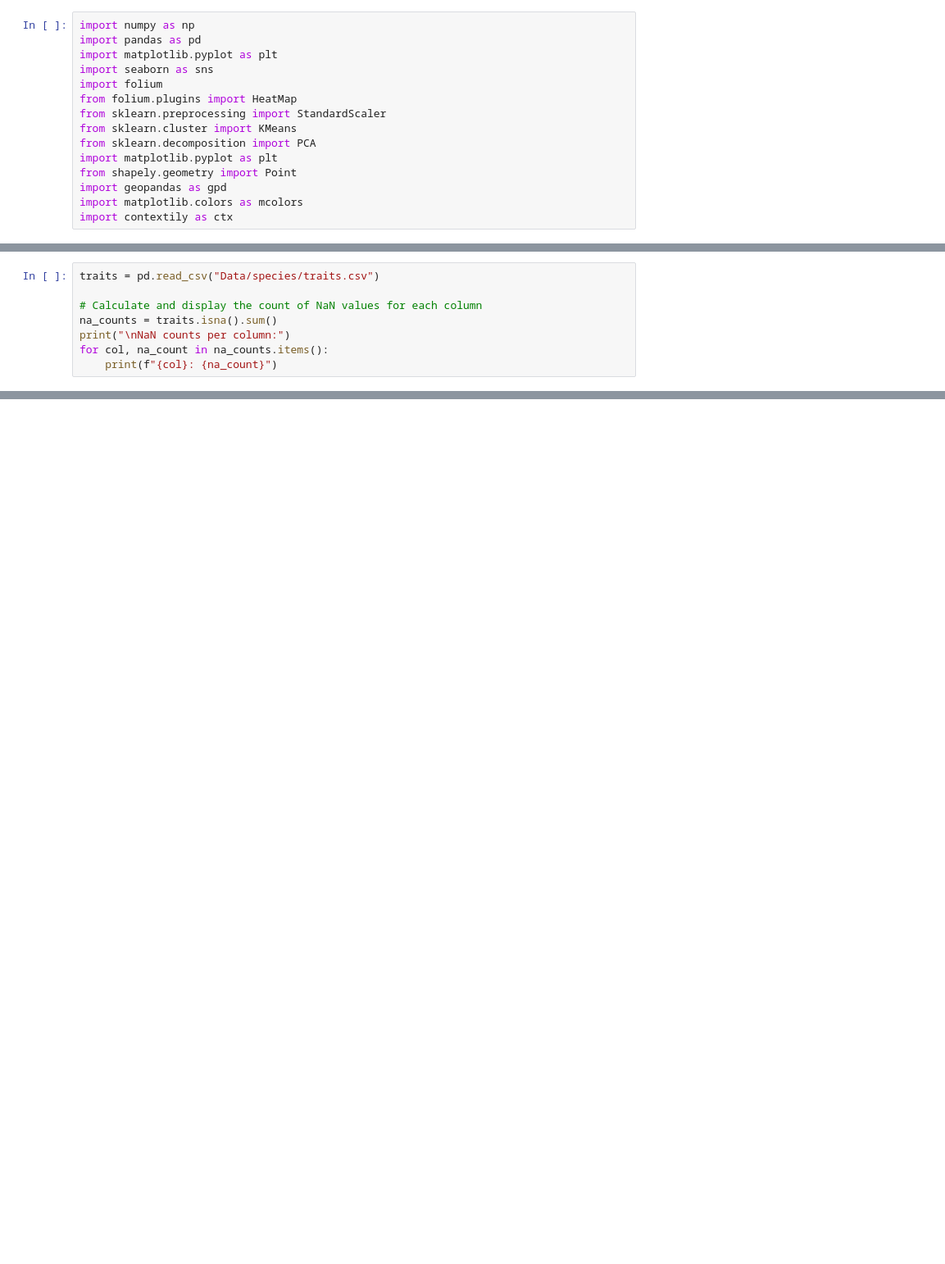
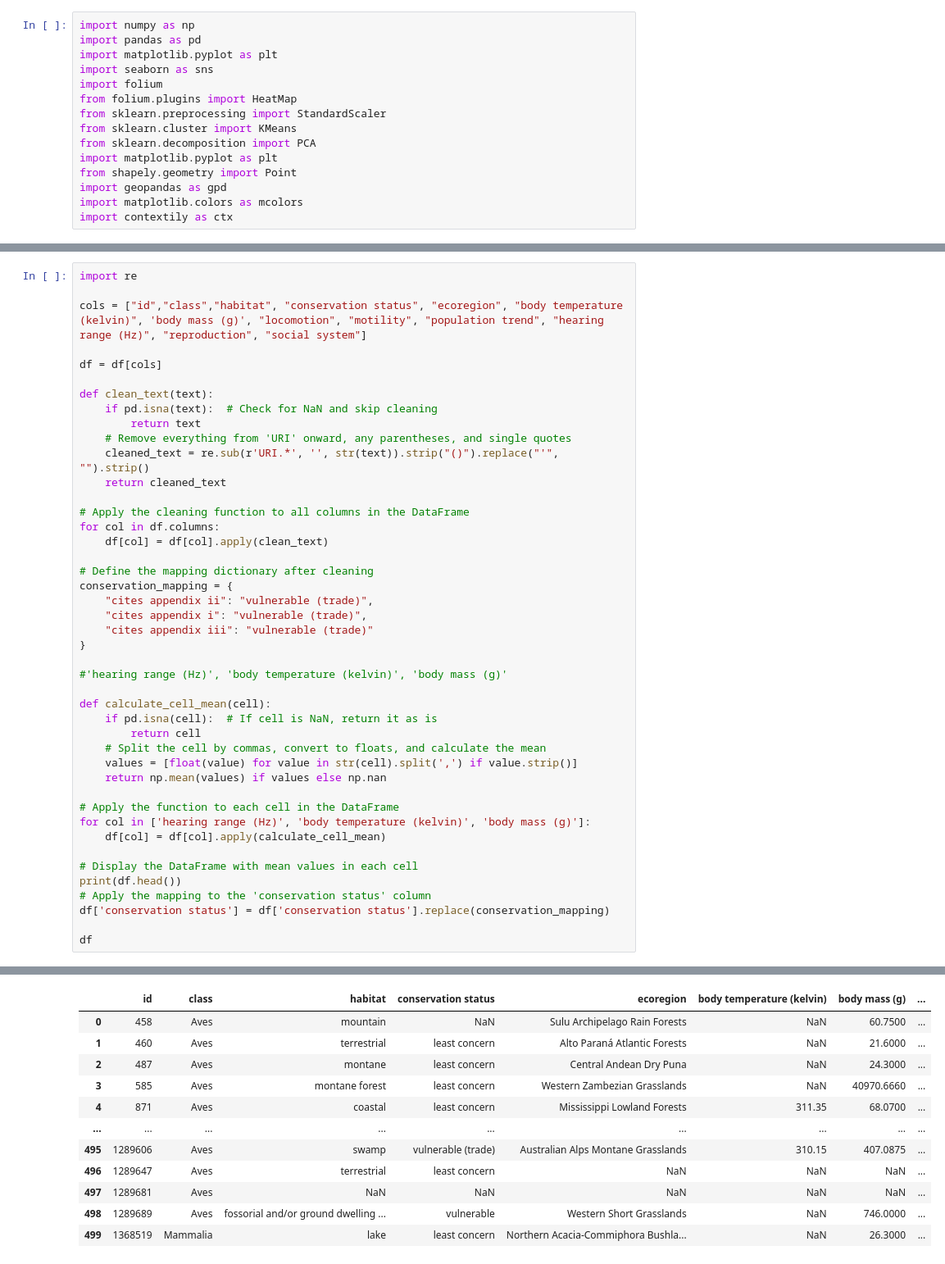
Before and after one commit to annitziak/biodiversity_analysis, a Jupyter notebook: location predictions.ipynb, the cells around one changed output, grey strips where cells are left out. Shown at 82% size. Drawn from its saved outputs; the diff is of its cells as text; blank space fills up the shorter version.

```diff
--- a/location predictions.ipynb
+++ b/location predictions.ipynb
@@ -71,8 +15,0 @@ data_test.head()
-# %%
-traits = pd.read_csv("Data/species/traits.csv")
-
-# Calculate and display the count of NaN values for each column
-na_counts = traits.isna().sum()
-print("\nNaN counts per column:")
-for col, na_count in na_counts.items():
-    print(f"{col}: {na_count}")
@@ -330,0 +125,45 @@ See the caveats in the documentation: https://pandas.pydata.org/pandas-docs/stab
+# %%
+import re
+
+cols = ["id","class","habitat", "conservation status", "ecoregion", "body temperature (kelvin)", 'body mass (g)', "locomotion", "motility", "population trend", "hearing range (Hz)", "reproduction", "social system"]
+
+df = df[cols]
+
+def clean_text(text):
+    if pd.isna(text):  # Check for NaN and skip cleaning
+        return text
+    # Remove everything from 'URI' onward, any parentheses, and single quotes
+    cleaned_text = re.sub(r'URI.*', '', str(text)).strip("()").replace("'", "").strip()
+    return cleaned_text
+
+# Apply the cleaning function to all columns in the DataFrame
+for col in df.columns:
+    df[col] = df[col].apply(clean_text)
+
+# Define the mapping dictionary after cleaning
+conservation_mapping = {
+    "cites appendix ii": "vulnerable (trade)",
+    "cites appendix i": "vulnerable (trade)",
+    "cites appendix iii": "vulnerable (trade)"
+}
+
+#'hearing range (Hz)', 'body temperature (kelvin)', 'body mass (g)'
+
+def calculate_cell_mean(cell):
+    if pd.isna(cell):  # If cell is NaN, return it as is
+        return cell
+    # Split the cell by commas, convert to floats, and calculate the mean
+    values = [float(value) for value in str(cell).split(',') if value.strip()]
+    return np.mean(values) if values else np.nan
+
+# Apply the function to each cell in the DataFrame
+for col in ['hearing range (Hz)', 'body temperature (kelvin)', 'body mass (g)']:
+    df[col] = df[col].apply(calculate_cell_mean)
+
+# Display the DataFrame with mean values in each cell
+print(df.head())
+# Apply the mapping to the 'conservation status' column
+df['conservation status'] = df['conservation status'].replace(conservation_mapping)
+
+df
+# %% [output]
@@ -330,0 +204,12 @@ See the caveats in the documentation: https://pandas.pydata.org/pandas-docs/stab
+|  | id | class | habitat | conservation status | ecoregion | body temperature (kelvin) | body mass (g) | ... |
+| 0 | 458 | Aves | mountain | NaN | Sulu Archipelago Rain Forests | NaN | 60.7500 | ... |
+| 1 | 460 | Aves | terrestrial | least concern | Alto Paraná Atlantic Forests | NaN | 21.6000 | ... |
+| 2 | 487 | Aves | montane | least concern | Central Andean Dry Puna | NaN | 24.3000 | ... |
+| 3 | 585 | Aves | montane forest | least concern | Western Zambezian Grasslands | NaN | 40970.6660 | ... |
+| 4 | 871 | Aves | coastal | least concern | Mississippi Lowland Forests | 311.35 | 68.0700 | ... |
+| ... | ... | ... | ... | ... | ... | ... | ... | ... |
+| 495 | 1289606 | Aves | swamp | vulnerable (trade) | Australian Alps Montane Grasslands | 310.15 | 407.0875 | ... |
+| 496 | 1289647 | Aves | terrestrial | least concern | NaN | NaN | NaN | ... |
+| 497 | 1289681 | Aves | NaN | NaN | NaN | NaN | NaN | ... |
+| 498 | 1289689 | Aves | fossorial and/or ground dwelling ... | vulnerable | Western Short Grasslands | NaN | 746.0000 | ... |
+| 499 | 1368519 | Mammalia | lake | least concern | Northern Acacia-Commiphora Bushla... | NaN | 26.3000 | ... |
```
Also changed, not shown: parts of 22 cells of this notebook, 1 other file.
